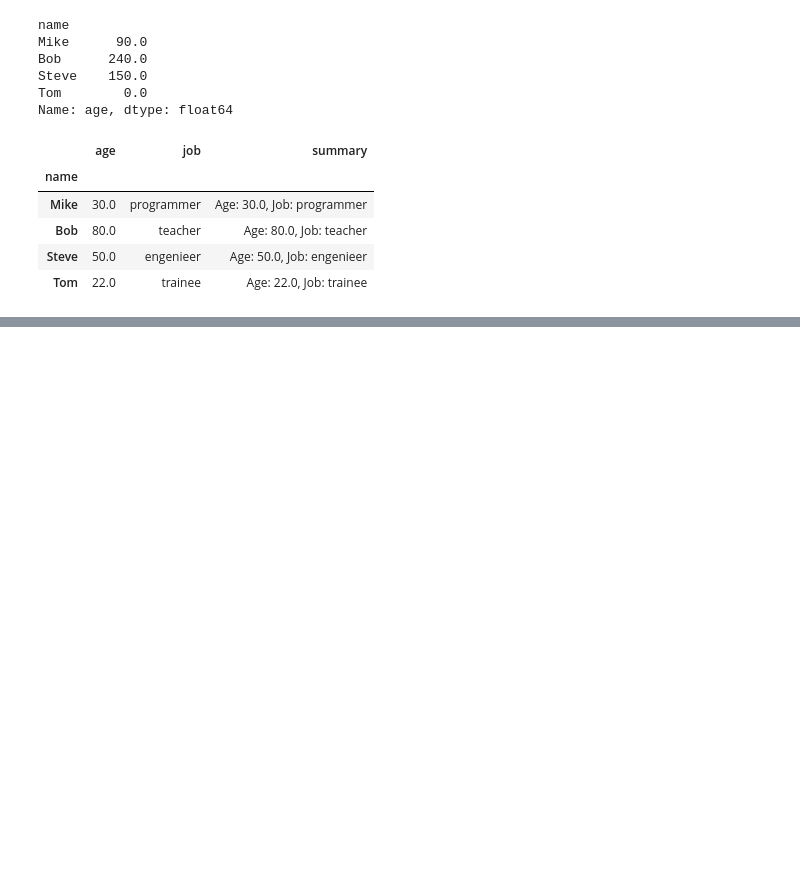
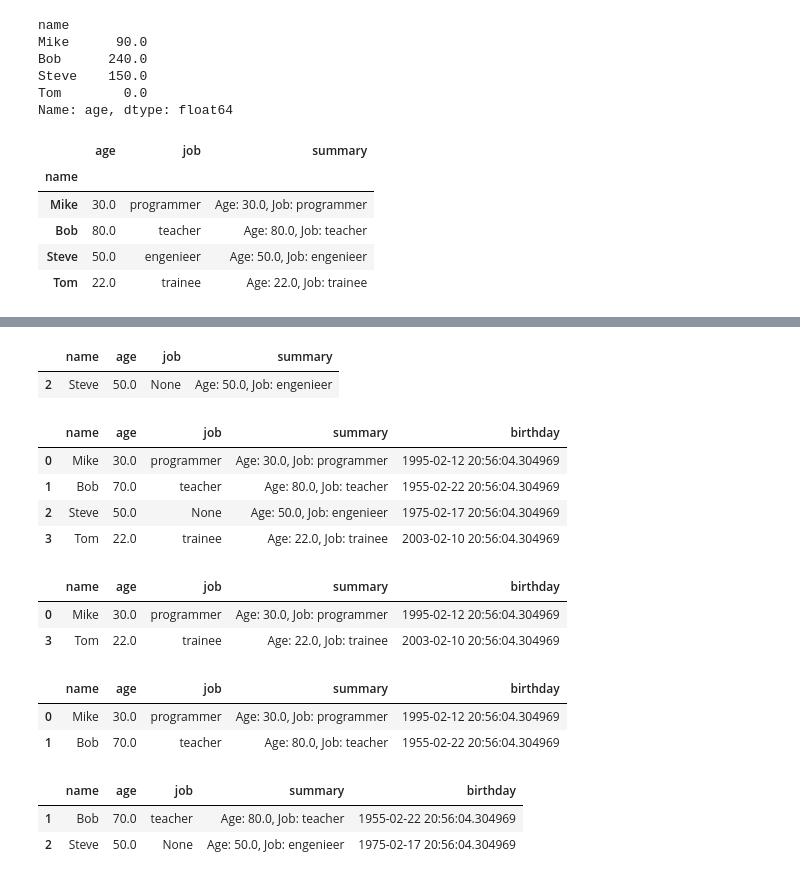
Before and after one commit to Blazzej/Python-learning, a Jupyter notebook: Pandas/panda.ipynb, the cells around one changed output, grey strips where cells are left out. Drawn from its saved outputs; the diff is of its cells as text; code cells hidden in the pictures; blank space fills up the shorter version.

```diff
--- a/Pandas/panda.ipynb
+++ b/Pandas/panda.ipynb
@@ -273,0 +300,3 @@ df.drop(['summary'],axis=1)
+# %%
+df.at['Bob','age'] = float('nan')
+df
@@ -273,0 +349,3 @@ df.drop(['summary'],axis=1)
+# %%
+df.at["Steve","job"] = None
+df.info()
@@ -273,0 +430,3 @@ df.drop(['summary'],axis=1)
+# %%
+df = df.reset_index()
+df
@@ -273,0 +439,35 @@ df.drop(['summary'],axis=1)
+# %%
+df[(df.name.str.endswith('e')) & (df.age > 45)]
+# %% [output]
+|  | name | age | job | summary |
+| 2 | Steve | 50.0 | None | Age: 50.0, Job: engenieer |
+# %%
+df.at[1,'age'] = 70
+# %%
+df['birthday'] = df['age'].apply(lambda x: dt.datetime.now() - dt.timedelta(days=365*x))
+df
+# %% [output]
+|  | name | age | job | summary | birthday |
+| 0 | Mike | 30.0 | programmer | Age: 30.0, Job: programmer | 1995-02-12 20:56:04.304969 |
+| 1 | Bob | 70.0 | teacher | Age: 80.0, Job: teacher | 1955-02-22 20:56:04.304969 |
+| 2 | Steve | 50.0 | None | Age: 50.0, Job: engenieer | 1975-02-17 20:56:04.304969 |
+| 3 | Tom | 22.0 | trainee | Age: 22.0, Job: trainee | 2003-02-10 20:56:04.304969 |
+# %%
+df[df.birthday.dt.year>1977]
+# %% [output]
+|  | name | age | job | summary | birthday |
+| 0 | Mike | 30.0 | programmer | Age: 30.0, Job: programmer | 1995-02-12 20:56:04.304969 |
+| 3 | Tom | 22.0 | trainee | Age: 22.0, Job: trainee | 2003-02-10 20:56:04.304969 |
+# %%
+ages = [30,70]
+df[df.age.isin(ages)]
+# %% [output]
+|  | name | age | job | summary | birthday |
+| 0 | Mike | 30.0 | programmer | Age: 30.0, Job: programmer | 1995-02-12 20:56:04.304969 |
+| 1 | Bob | 70.0 | teacher | Age: 80.0, Job: teacher | 1955-02-22 20:56:04.304969 |
+# %%
+df.query('age > 35')
+# %% [output]
+|  | name | age | job | summary | birthday |
+| 1 | Bob | 70.0 | teacher | Age: 80.0, Job: teacher | 1955-02-22 20:56:04.304969 |
+| 2 | Steve | 50.0 | None | Age: 50.0, Job: engenieer | 1975-02-17 20:56:04.304969 |
```
Also changed, not shown: parts of 39 cells of this notebook, 1 other file.
